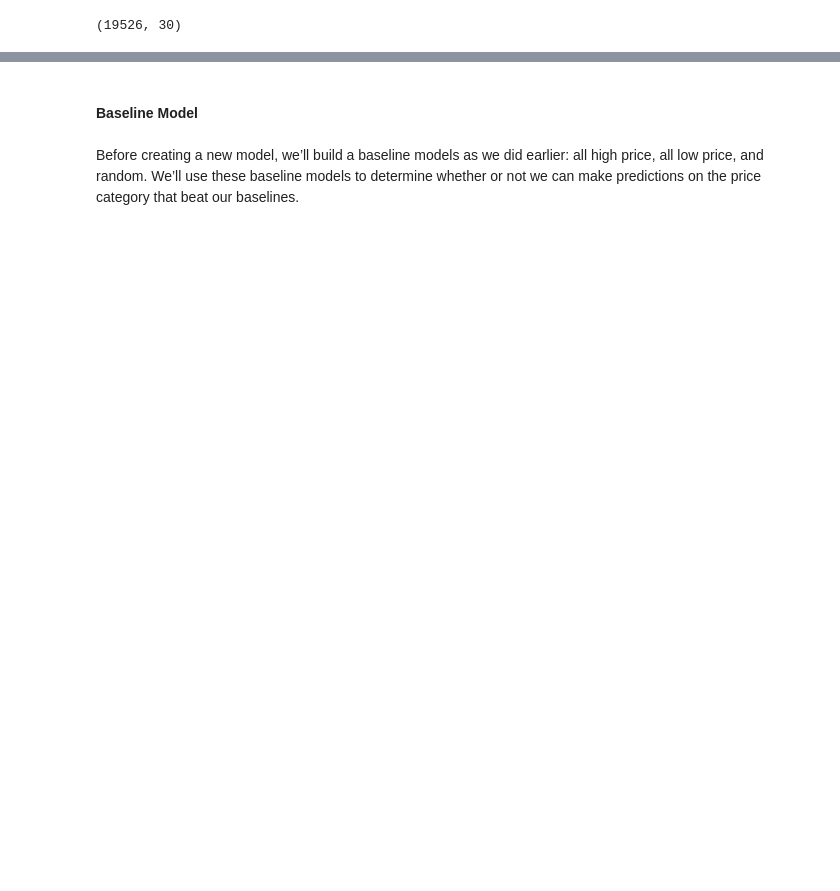
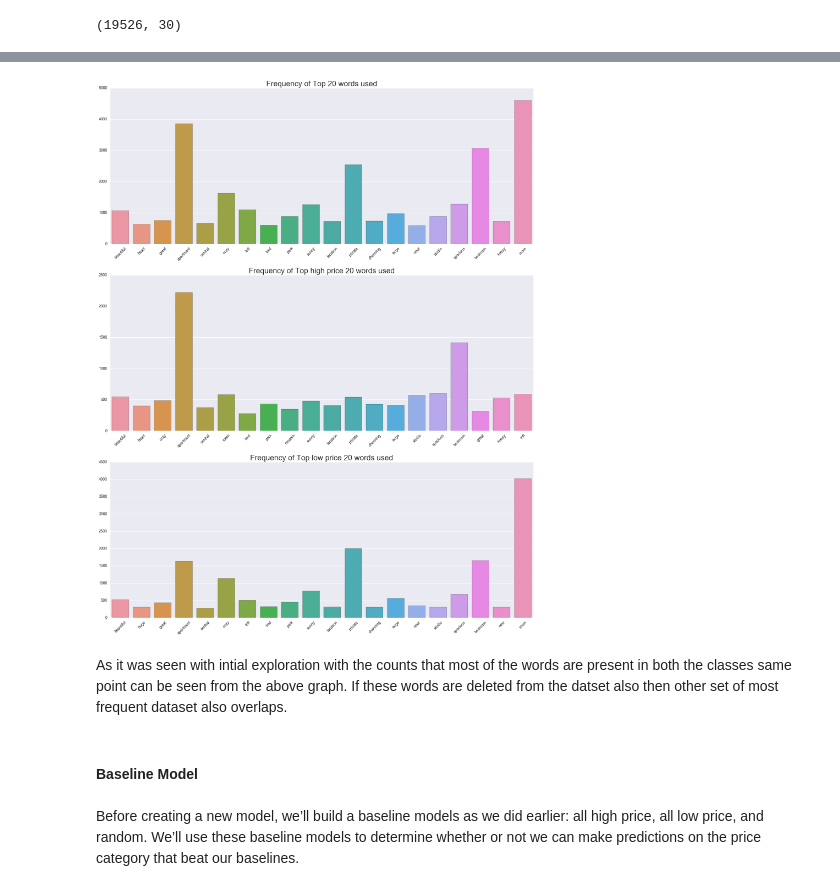
Before and after one commit to vijay4321/cs109AAirbnbProject, a Jupyter notebook: Camera-Murray-Garg-Thangella_CS109A_Project_Final_Report_pt3_text_analysis.ipynb, the cells around one changed output, grey strips where cells are left out. Saved outputs shown, nothing was run; the diff lists cells and outputs as text; code cells hidden in the pictures; blank space fills up the shorter version.

```diff
--- a/Camera-Murray-Garg-Thangella_CS109A_Project_Final_Report_pt3_text_analysis.ipynb
+++ b/Camera-Murray-Garg-Thangella_CS109A_Project_Final_Report_pt3_text_analysis.ipynb
@@ -52,0 +178,7 @@ Since we’re trying to recommend words associated with higher prices, we’ll c
+# %%
+# check all the stop words
+stops = set(stopwords.words("english"))
+# Add all other words whch are singular
+stops = stops | set(['w','br','wth','x','rm','nyc','bd','bdrm','gr','f','ap','b','c','d','e','f','g','h','j','k','l','m','n','o','p','q','r','s','t','u','v','y','z','apt','one','sep','fr','dm','ba','pl','ev','rr'])
+#check the stop list
+print stops
@@ -52,0 +235,12 @@ Since we’re trying to recommend words associated with higher prices, we’ll c
+# %%
+
+# to visualise get the array of positive and negative
+Pos_df = listingsDF.loc[listingsDF['high_price']==1]
+feature_name_pos ,x_pos = vector_fit(Pos_df['name'].values,4)
+
+Neg_df= listingsDF.loc[listingsDF['high_price']==0]
+feature_name_neg ,x_neg = vector_fit(Neg_df['name'].values,4)
+
+print 'Number of words (features) used :', x.shape[1]
+print '\nNumber of words (features) used in for identifying high price:', x_pos.shape[1]
+print '\n Number of words (features) used in for identifying low price: ', x_neg.shape[1]
@@ -53,3 +345,51 @@ Since we’re trying to recommend words associated with higher prices, we’ll c
+# %%
+# plot the bar graph for top 20 occuring words  for full,pos ,neg dataset
+fig = plt.figure(figsize=(20,25))
+
+#fig = plt.figure(figsize=(15,8))
+wordsdict = {}
+wordsdict_pos = {}
+wordsdict_neg = {}
+# Pick top 10 words from sorted list
+for w,wpos,wneg in zip(word_list[0:20],word_list_pos[0:20] ,word_list_neg[0:20])  :
+# create a dictionary
+    wordsdict[w[0]] = w[1]
+
+    wordsdict_pos[wpos[0]] = wpos[1]
+
+    wordsdict_neg[wneg[0]] = wneg[1]
+
+ax1 = fig.add_subplot(311)
+
+# plot the graph
+#ax1.bar(range(len(wordsdict)), wordsdict.values(), align='center')
+ax1 = sns.barplot(range(len(wordsdict)), wordsdict.values())
+ax1.set_xticks(range(len(wordsdict)))
+ax1.set_xticklabels(wordsdict.keys(),rotation=45,alpha =1.0)
+ax1.set_title( "Frequency of Top 20 words used" ,alpha =5.0 ,fontsize = 20)
+
+ax2 = fig.add_subplot(312)
+
+# plot the graph
+ax2= sns.barplot(range(len(wordsdict_pos)), wordsdict_pos.values())
+ax2.set_xticks(range(len(wordsdict_pos)))
+ax2.set_xticklabels(wordsdict_pos.keys(),rotation=45,alpha =1.0)
+ax2.set_title( "Frequency of Top high price 20 words used",alpha =5.0 ,fontsize = 20)
+
+
+ax3 = fig.add_subplot(313)
+
+# plot the graph
+ax2= sns.barplot(range(len(wordsdict_neg)), wordsdict_neg.values())
+ax3.set_xticks(range(len(wordsdict_neg)))
+ax3.set_xticklabels(wordsdict_neg.keys(),rotation=45,alpha =1.0)
+ax3.set_title( "Frequency of Top low price 20 words used" ,alpha =5.0,fontsize = 20)
+
+plt.show()
+# %% [output]
+[figure, added]
+# %% [markdown]
+As it was seen with intial exploration with the counts that most of the words are present in both the classes same point can be seen from the above graph. If these words are deleted from the datset also then other set of most frequent dataset also overlaps.
 # %% [markdown]
 #### Baseline Model
 # %% [markdown]
```
Also changed, not shown: parts of 48 cells of this notebook, 2 other files.
